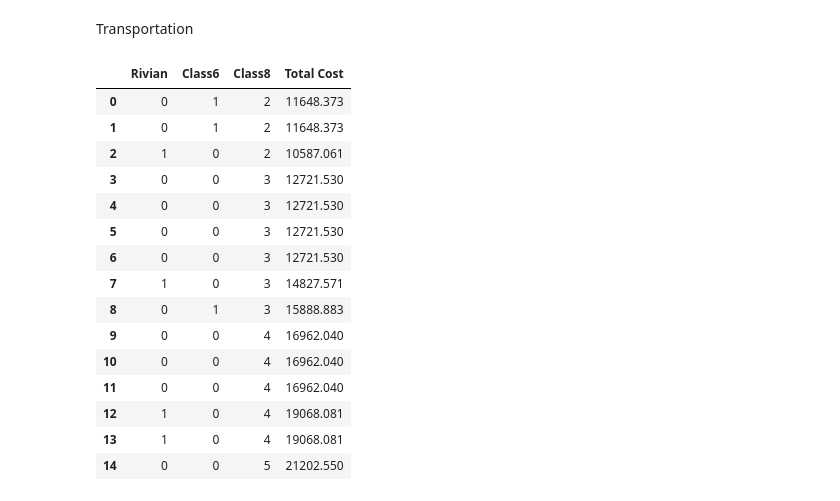
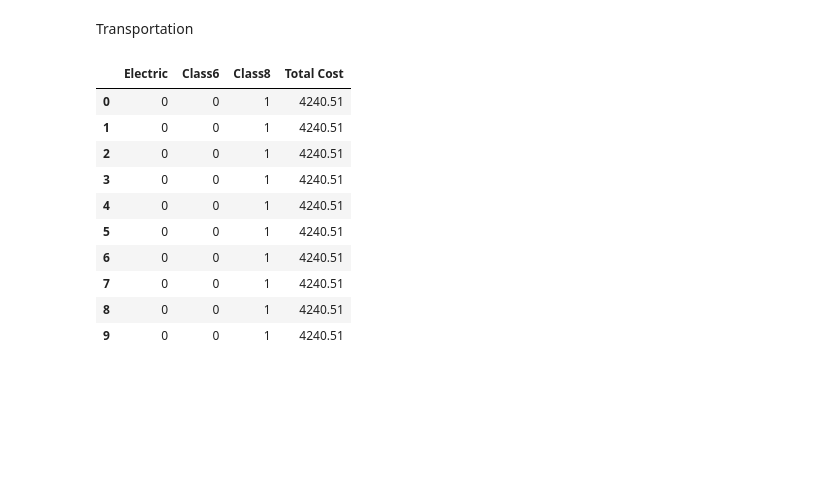
Before and after one commit to biekeleenknegt/SCM_GW, a Jupyter notebook: FULL_CODE.ipynb, the cells around one changed output. Drawn from its saved outputs; the diff is of its cells as text; code cells hidden in the pictures; blank space fills up the shorter version.

```diff
--- a/FULL_CODE.ipynb
+++ b/FULL_CODE.ipynb
@@ -1820,7 +1820,7 @@ capacity_class6 = 50
 capacity_class8 = 108
 
 #Volumes to shipped based on the volumes of prepacks (this is from other group)
-volumes = [261.41, 250, 230, 270, 300, 310, 320, 340, 360, 400, 410, 420, 440, 450, 500]
+volumes = [52.774, 58.47, 61.45, 70.62, 70.33, 76.66, 76.61, 80.88, 80.09, 79.80]
 
 
 
@@ -1852,47 +1852,42 @@ def calculate_combination_costs(volume):
     best_combination = None
 
     # Try all combinations
     for num_class8 in range(int(volume // capacity_class8) + 2):
         for num_class6 in range(int(volume // capacity_class6) + 2):
             for num_electric in range(int(volume // capacity_electric) + 2):
                 total_capacity = num_class8 * capacity_class8 + num_class6 * capacity_class6 + num_electric * capacity_electric
                 if total_capacity >= volume:
                     # Base costs
                     base_cost_electric = num_electric * cost_per_km_electric * distance_km
                     base_cost_class6 = num_class6 * cost_per_km_class6 * distance_km
                     base_cost_class8 = num_class8 * cost_per_km_class8 * distance_km
 
                     # Fuel costs
                     fuel_cost_electric = distance_km * electric_price_km * num_electric
                     fuel_cost_class6 = distance_km * (1 / efficiency_class6) * fuel_price * num_class6
                     fuel_cost_class8 = distance_km * (1 / efficiency_class8) * fuel_price * num_class8
                     # Total costs
                     total_cost = base_cost_electric + base_cost_class6 + base_cost_class8 + fuel_cost_electric + fuel_cost_class6 + fuel_cost_class8
                     if total_cost < best_cost:
                         best_cost = total_cost
                         best_combination = (num_electric, num_class6, num_class8, total_cost)
 
     return best_combination
 
 
 #Applies the function to each shipment volume in the list
 combination_costs = [calculate_combination_costs(volume) for volume in volumes]
-combination_costs = pd.DataFrame(combination_costs, columns=['Rivian', 'Class6', 'Class8', 'Total Cost'])
+combination_costs = pd.DataFrame(combination_costs, columns=['Electric', 'Class6', 'Class8', 'Total Cost'])
 combination_costs
 # %% [output]
-|  | Rivian | Class6 | Class8 | Total Cost |
-| 0 | 0 | 1 | 2 | 11648.373 |
-| 1 | 0 | 1 | 2 | 11648.373 |
-| 2 | 1 | 0 | 2 | 10587.061 |
-| 3 | 0 | 0 | 3 | 12721.530 |
-| 4 | 0 | 0 | 3 | 12721.530 |
-| 5 | 0 | 0 | 3 | 12721.530 |
-| 6 | 0 | 0 | 3 | 12721.530 |
-| 7 | 1 | 0 | 3 | 14827.571 |
-| 8 | 0 | 1 | 3 | 15888.883 |
-| 9 | 0 | 0 | 4 | 16962.040 |
-| 10 | 0 | 0 | 4 | 16962.040 |
-| 11 | 0 | 0 | 4 | 16962.040 |
-| 12 | 1 | 0 | 4 | 19068.081 |
-| 13 | 1 | 0 | 4 | 19068.081 |
-| 14 | 0 | 0 | 5 | 21202.550 |
+|  | Electric | Class6 | Class8 | Total Cost |
+| 0 | 0 | 0 | 1 | 4240.51 |
+| 1 | 0 | 0 | 1 | 4240.51 |
+| 2 | 0 | 0 | 1 | 4240.51 |
+| 3 | 0 | 0 | 1 | 4240.51 |
+| 4 | 0 | 0 | 1 | 4240.51 |
+| 5 | 0 | 0 | 1 | 4240.51 |
+| 6 | 0 | 0 | 1 | 4240.51 |
+| 7 | 0 | 0 | 1 | 4240.51 |
+| 8 | 0 | 0 | 1 | 4240.51 |
+| 9 | 0 | 0 | 1 | 4240.51 |
```
